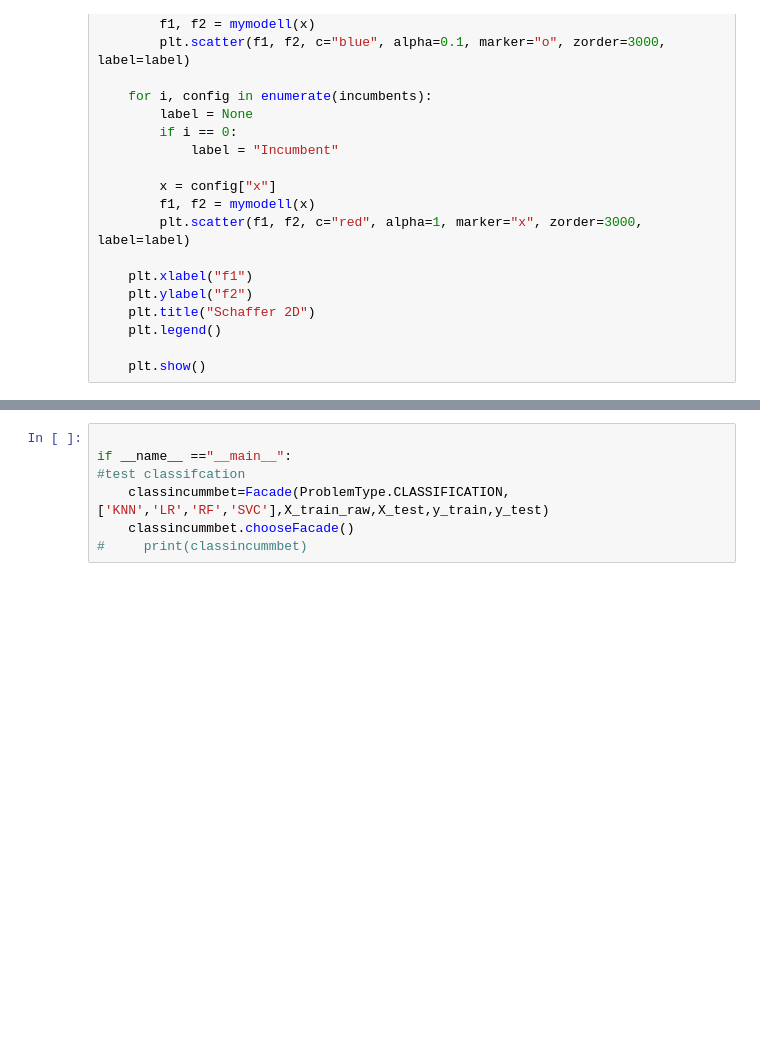
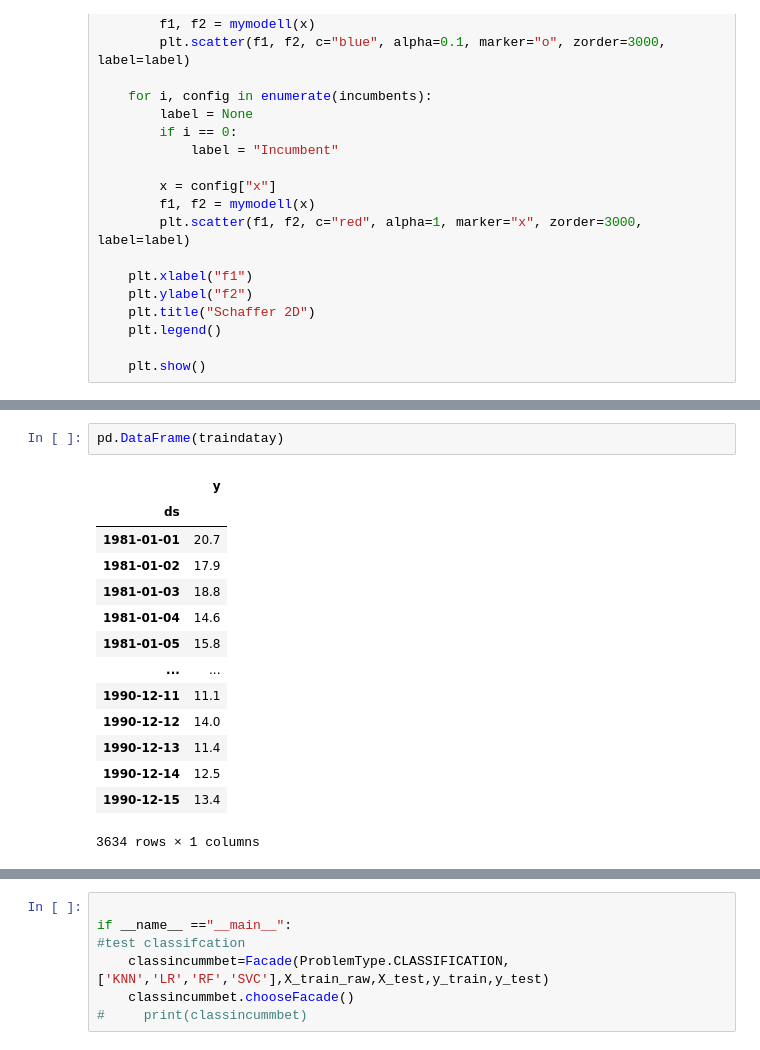
Before and after one commit to alaaGaafer/Auto_ML_Project, a Jupyter notebook: non-sequential-preprocessing_Scripts/Cash algorithm/smac/working code.ipynb, the cells around one changed output, grey strips where cells are left out. Drawn from its saved outputs; the diff is of its cells as text; blank space fills up the shorter version.

```diff
--- a/non-sequential-preprocessing_Scripts/Cash algorithm/smac/working code.ipynb
+++ b/non-sequential-preprocessing_Scripts/Cash algorithm/smac/working code.ipynb
@@ -329,0 +535,17 @@ class Facade:
+# %%
+pd.DataFrame(traindatay)
+# %% [output]
+|  | y |
+| ds |  |
+| 1981-01-01 | 20.7 |
+| 1981-01-02 | 17.9 |
+| 1981-01-03 | 18.8 |
+| 1981-01-04 | 14.6 |
+| 1981-01-05 | 15.8 |
+| ... | ... |
+| 1990-12-11 | 11.1 |
+| 1990-12-12 | 14.0 |
+| 1990-12-13 | 11.4 |
+| 1990-12-14 | 12.5 |
+| 1990-12-15 | 13.4 |
+3634 rows × 1 columns
```
Also changed, not shown: parts of 21 cells of this notebook.
